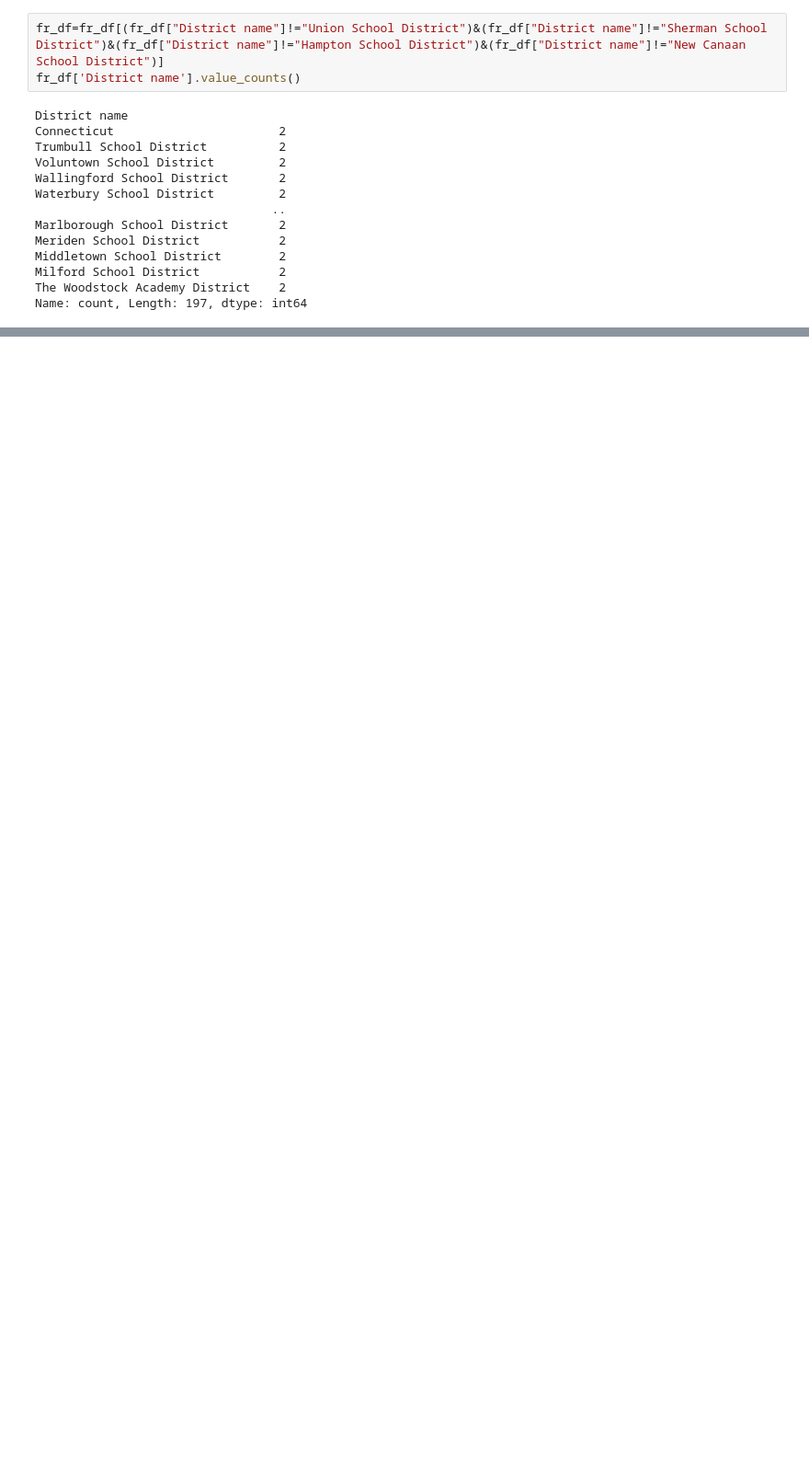
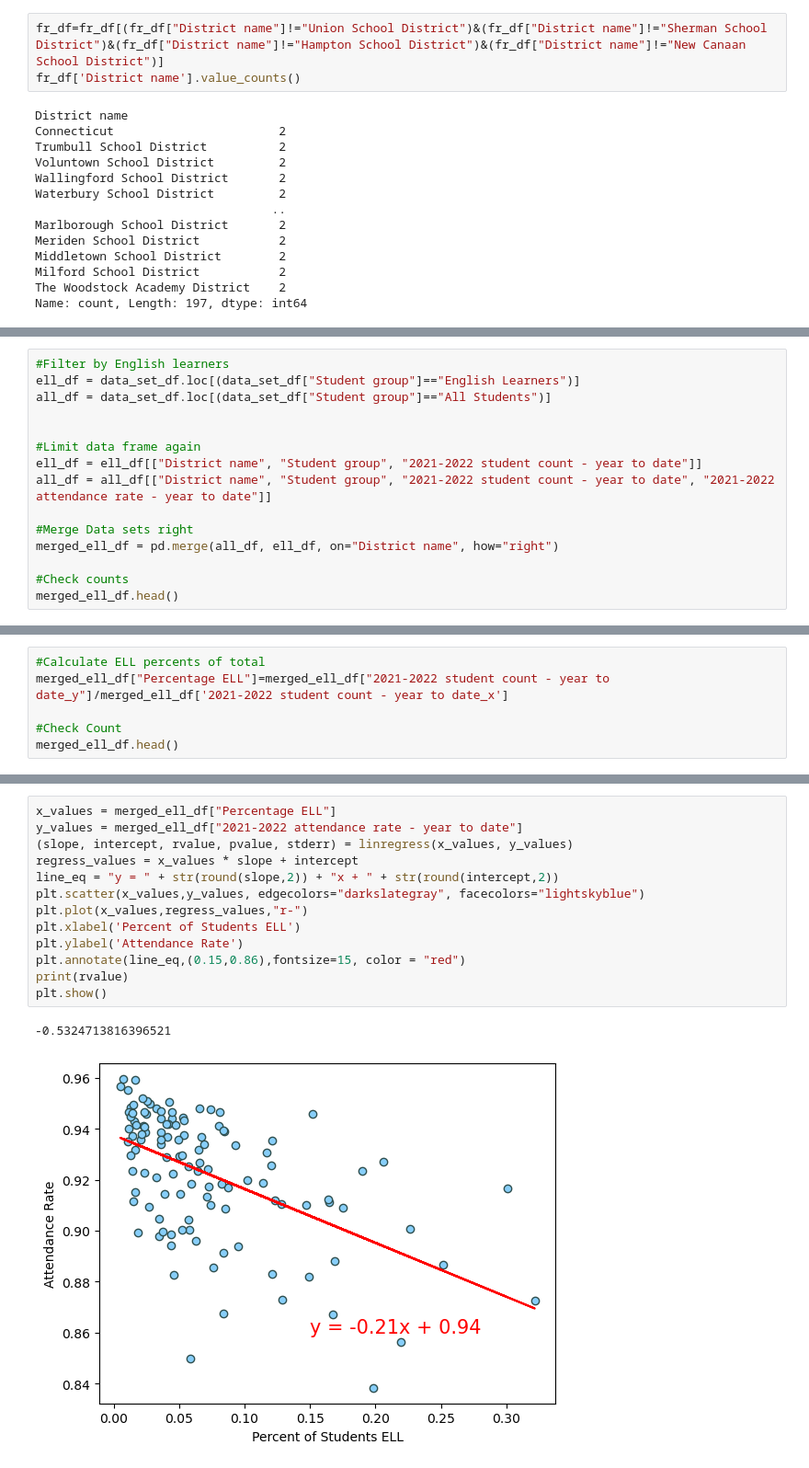
Before and after one commit to jmsavage2008/attendance-project, a Jupyter notebook: Attendance Analysis.ipynb, the cells around one changed output, grey strips where cells are left out. Shown at 92% size. Cells and saved outputs as stored; diff of their text form; blank space fills up the shorter version.

```diff
--- a/Attendance Analysis.ipynb
+++ b/Attendance Analysis.ipynb
@@ -203,0 +271,15 @@ KeyError: 1
+# %%
+#Filter by English learners
+ell_df = data_set_df.loc[(data_set_df["Student group"]=="English Learners")]
+all_df = data_set_df.loc[(data_set_df["Student group"]=="All Students")]
+
+
+#Limit data frame again
+ell_df = ell_df[["District name", "Student group", "2021-2022 student count - year to date"]]
+all_df = all_df[["District name", "Student group", "2021-2022 student count - year to date", "2021-2022 attendance rate - year to date"]]
+
+#Merge Data sets right
+merged_ell_df = pd.merge(all_df, ell_df, on="District name", how="right")
+
+#Check counts
+merged_ell_df.head()
@@ -203,0 +293,6 @@ KeyError: 1
+# %%
+#Calculate ELL percents of total
+merged_ell_df["Percentage ELL"]=merged_ell_df["2021-2022 student count - year to date_y"]/merged_ell_df['2021-2022 student count - year to date_x']
+
+#Check Count
+merged_ell_df.head()
@@ -203,0 +306,16 @@ KeyError: 1
+# %%
+x_values = merged_ell_df["Percentage ELL"]
+y_values = merged_ell_df["2021-2022 attendance rate - year to date"]
+(slope, intercept, rvalue, pvalue, stderr) = linregress(x_values, y_values)
+regress_values = x_values * slope + intercept
+line_eq = "y = " + str(round(slope,2)) + "x + " + str(round(intercept,2))
+plt.scatter(x_values,y_values, edgecolors="darkslategray", facecolors="lightskyblue")
+plt.plot(x_values,regress_values,"r-")
+plt.xlabel('Percent of Students ELL')
+plt.ylabel('Attendance Rate')
+plt.annotate(line_eq,(0.15,0.86),fontsize=15, color = "red")
+print(rvalue)
+plt.show()
+# %% [output]
+-0.5324713816396521
+[figure, added]
```
Also changed, not shown: parts of 74 cells of this notebook, 15 other files.
